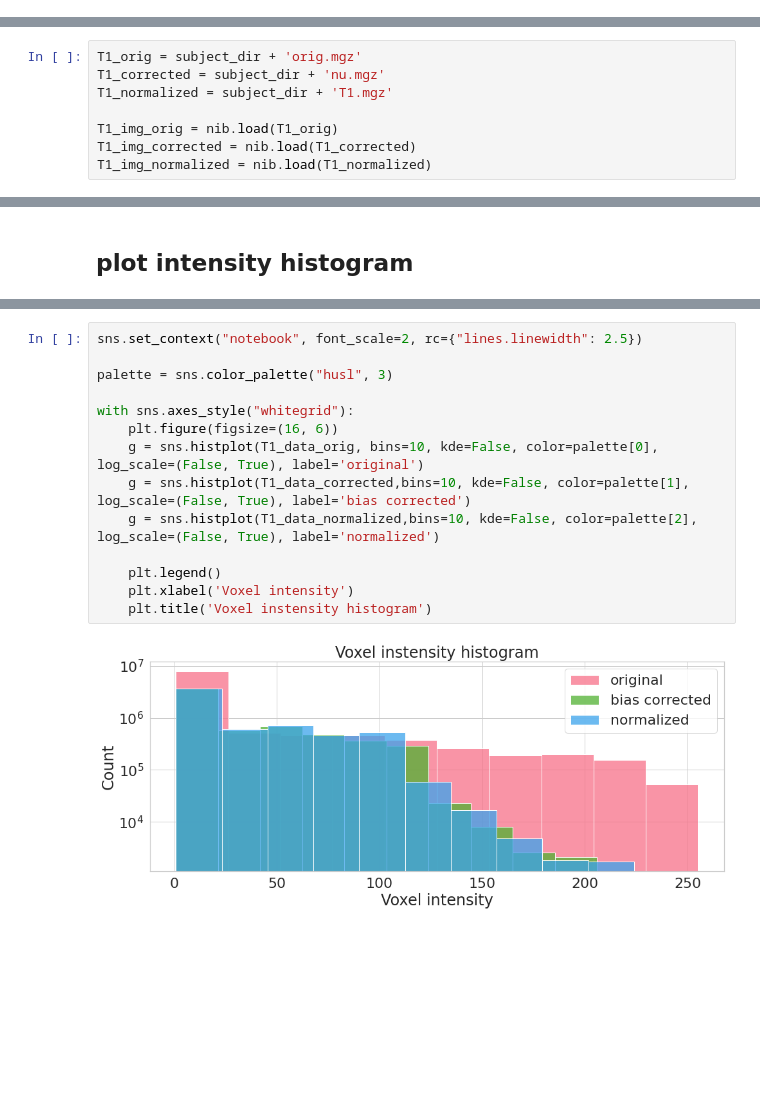
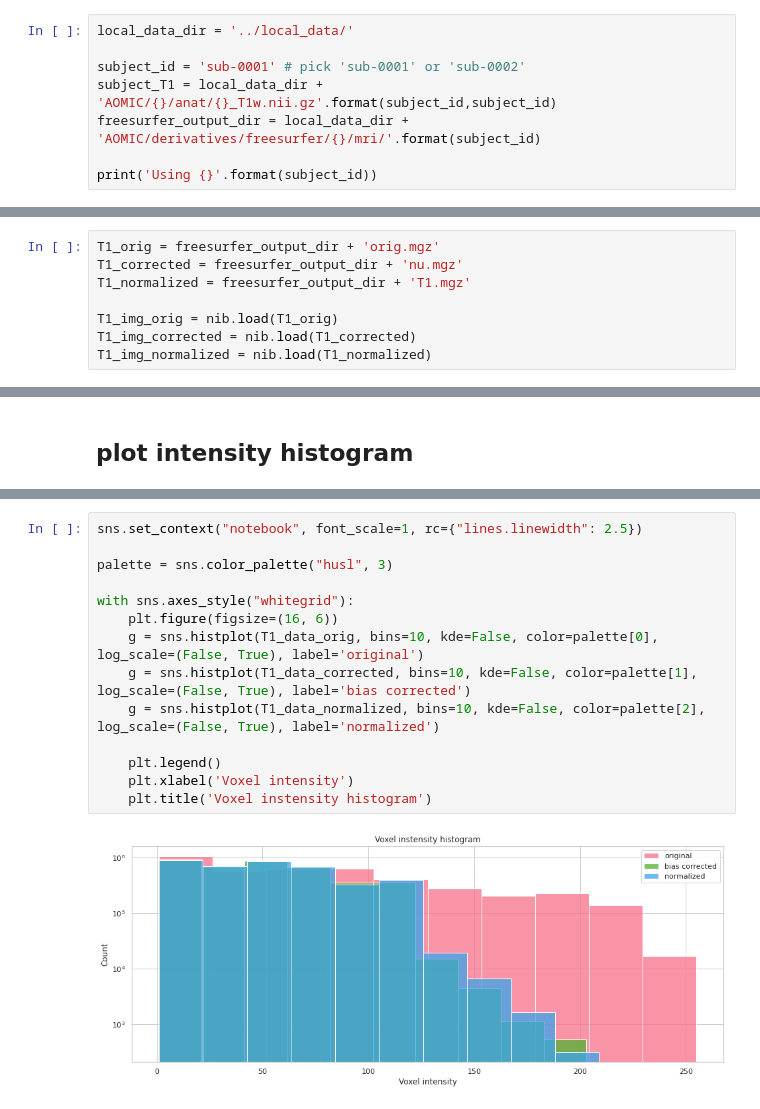
Before and after one commit to fishtree-attempt/SDC-BIDS-sMRI, a Jupyter notebook: code/2_sMRI_image_cleanup.ipynb, the cells around one changed output, grey strips where cells are left out. Saved outputs shown, nothing was run; the diff lists cells and outputs as text; blank space fills up the shorter version.

Commit message:
Changed notebooks to use test subjects from AOMIC

```diff
--- a/code/2_sMRI_image_cleanup.ipynb
+++ b/code/2_sMRI_image_cleanup.ipynb
@@ -29,0 +27,8 @@ subject_dir = local_data_dir + '2_sMRI_cleanup/sub001/mri/'
+# %%
+local_data_dir = '../local_data/'
+
+subject_id = 'sub-0001' # pick 'sub-0001' or 'sub-0002'
+subject_T1 = local_data_dir + 'AOMIC/{}/anat/{}_T1w.nii.gz'.format(subject_id,subject_id)
+freesurfer_output_dir = local_data_dir + 'AOMIC/derivatives/freesurfer/{}/mri/'.format(subject_id)
+
+print('Using {}'.format(subject_id))
@@ -64,9 +73,9 @@ subject_dir = local_data_dir + '2_sMRI_cleanup/sub001/mri/'
 - nu.mgz: [Output](https://surfer.nmr.mgh.harvard.edu/fswiki/nuintensitycor) of non-parametric Non-uniform intensity Normalization (N3)
 - T1.mgz: [Output](https://surfer.nmr.mgh.harvard.edu/fswiki/normalization) of intensity normalization of the orig volume to correct for fluctuations in intensity that would otherwise make intensity-based segmentation much more difficult. Intensities for all voxels are scaled so that the mean intensity of the white matter is 110.
 # %%
-T1_orig = subject_dir + 'orig.mgz'
-T1_corrected = subject_dir + 'nu.mgz'
-T1_normalized = subject_dir + 'T1.mgz'
+T1_orig = freesurfer_output_dir + 'orig.mgz'
+T1_corrected = freesurfer_output_dir + 'nu.mgz'
+T1_normalized = freesurfer_output_dir + 'T1.mgz'
 
 T1_img_orig = nib.load(T1_orig)
 T1_img_corrected = nib.load(T1_corrected)
@@ -107,17 +116,17 @@ Intensity ranges, orig, min:0.0, max:255.0, corrected, min:0.0, max:206.0,  norm
 # %%
-sns.set_context("notebook", font_scale=2, rc={"lines.linewidth": 2.5})
+sns.set_context("notebook", font_scale=1, rc={"lines.linewidth": 2.5})
 
 palette = sns.color_palette("husl", 3)
 
 with sns.axes_style("whitegrid"):
     plt.figure(figsize=(16, 6))
     g = sns.histplot(T1_data_orig, bins=10, kde=False, color=palette[0], log_scale=(False, True), label='original')
-    g = sns.histplot(T1_data_corrected,bins=10, kde=False, color=palette[1], log_scale=(False, True), label='bias corrected')
-    g = sns.histplot(T1_data_normalized,bins=10, kde=False, color=palette[2], log_scale=(False, True), label='normalized')
+    g = sns.histplot(T1_data_corrected, bins=10, kde=False, color=palette[1], log_scale=(False, True), label='bias corrected')
+    g = sns.histplot(T1_data_normalized, bins=10, kde=False, color=palette[2], log_scale=(False, True), label='normalized')
 
     plt.legend()
     plt.xlabel('Voxel intensity')
     plt.title('Voxel instensity histogram')
 # %% [output]
-[figure, old version]
+[figure, new version]
 # %% [markdown]
```
Also changed, not shown: parts of 11 cells of this notebook, 2 other files.
